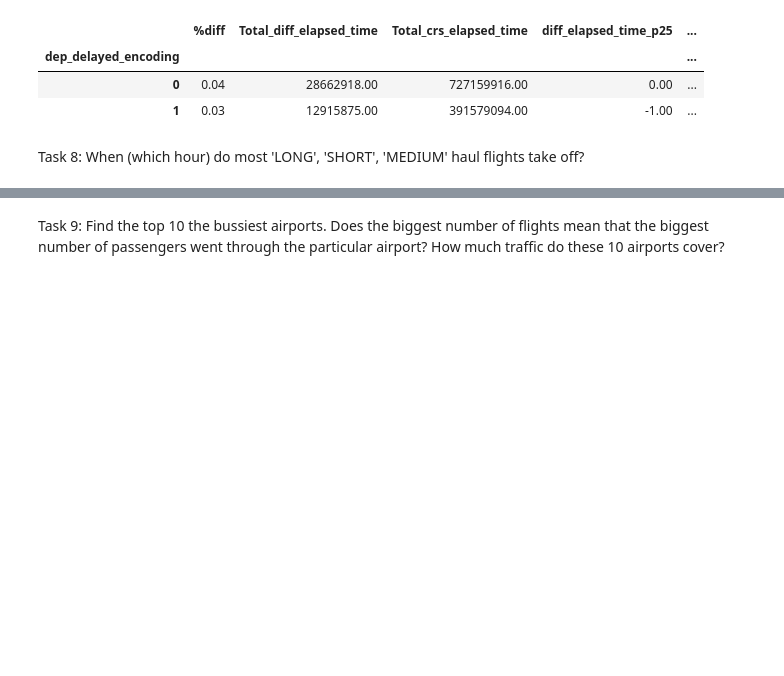
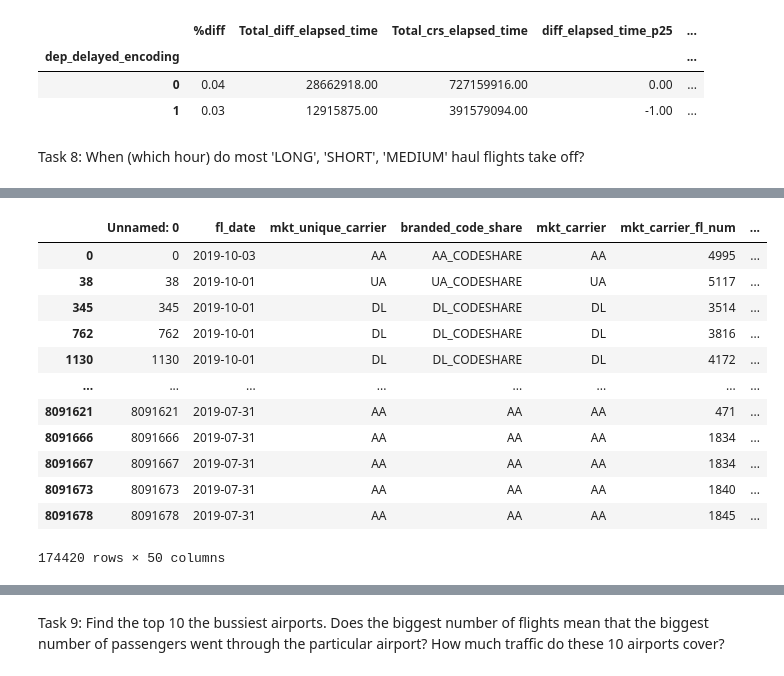
Before and after one commit to Some7hing0riginal/lighthouselabs-midterm1, a Jupyter notebook: Explorationsv2.ipynb, the cells around one changed output, grey strips where cells are left out. Cells and saved outputs as stored; diff of their text form; code cells hidden in the pictures; blank space fills up the shorter version.

```diff
--- a/Explorationsv2.ipynb
+++ b/Explorationsv2.ipynb
@@ -619,0 +612,29 @@ Task 8: When (which hour) do most 'LONG', 'SHORT', 'MEDIUM' haul flights take of
+# %%
+#definition of short, medium long haul above.
+
+
+df_long_haul = (df['air_time'] >= 360 )
+df_medium_haul = ((df['air_time'] < 360) & (df['air_time'] >= 180))
+df_short_haul =  (df['air_time'] < 180 )
+
+
+df['haul'] = ''
+df.loc[df_long_haul, ['haul']] = 2
+df.loc[df_medium_haul, ['haul']] = 1
+df.loc[df_short_haul, ['haul']] = 0
+# %%
+df[df['air_time'].isna()]
+# %% [output]
+|  | Unnamed: 0 | fl_date | mkt_unique_carrier | branded_code_share | mkt_carrier | mkt_carrier_fl_num | ... |
+| 0 | 0 | 2019-10-03 | AA | AA_CODESHARE | AA | 4995 | ... |
+| 38 | 38 | 2019-10-01 | UA | UA_CODESHARE | UA | 5117 | ... |
+| 345 | 345 | 2019-10-01 | DL | DL_CODESHARE | DL | 3514 | ... |
+| 762 | 762 | 2019-10-01 | DL | DL_CODESHARE | DL | 3816 | ... |
+| 1130 | 1130 | 2019-10-01 | DL | DL_CODESHARE | DL | 4172 | ... |
+| ... | ... | ... | ... | ... | ... | ... | ... |
+| 8091621 | 8091621 | 2019-07-31 | AA | AA | AA | 471 | ... |
+| 8091666 | 8091666 | 2019-07-31 | AA | AA | AA | 1834 | ... |
+| 8091667 | 8091667 | 2019-07-31 | AA | AA | AA | 1834 | ... |
+| 8091673 | 8091673 | 2019-07-31 | AA | AA | AA | 1840 | ... |
+| 8091678 | 8091678 | 2019-07-31 | AA | AA | AA | 1845 | ... |
+174420 rows × 50 columns
```
Also changed, not shown: parts of 15 cells of this notebook.
